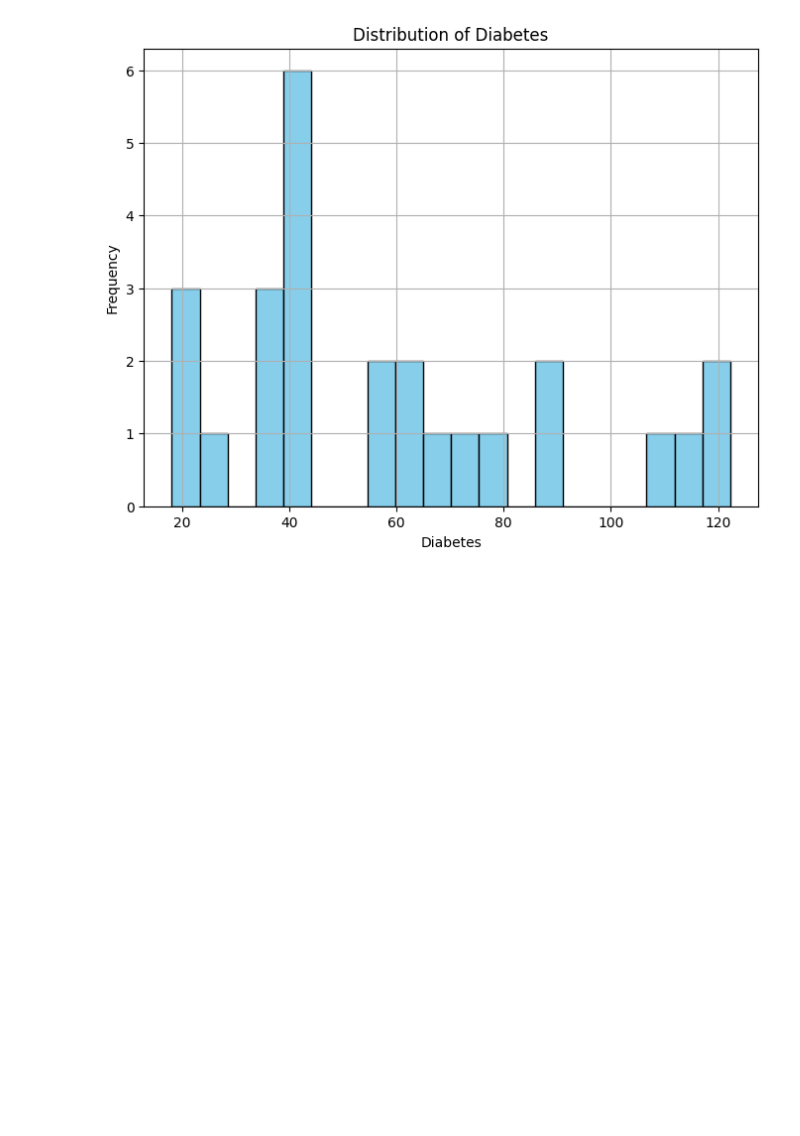
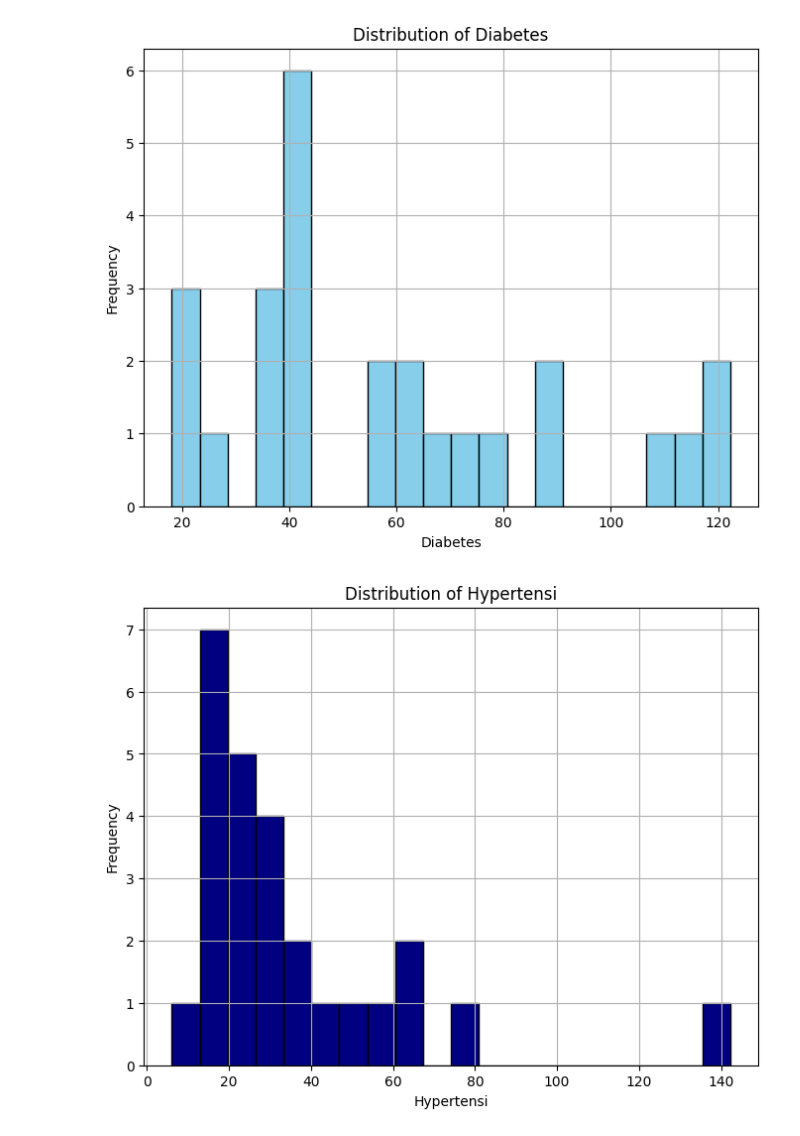
Before and after one commit to Alyssasorensen/HHA507class3, a Jupyter notebook: datasci_3_eda.ipynb, the cells around one changed output. Cells and saved outputs as stored; diff of their text form; code cells hidden in the pictures; blank space fills up the shorter version.

```diff
--- a/datasci_3_eda.ipynb
+++ b/datasci_3_eda.ipynb
@@ -76,3 +109,14 @@ plt.grid(True)
 plt.show()
 # %% [output]
 [figure]
+# %%
+# Create a histogram
+plt.figure(figsize=(8, 6))
+plt.hist(df['Hypertensi'], bins=20, color='navy', edgecolor='black')
+plt.title('Distribution of Hypertensi')
+plt.xlabel('Hypertensi')
+plt.ylabel('Frequency')
+plt.grid(True)
+plt.show()
+# %% [output]
+[figure, added]
```
Also changed, not shown: parts of 4 cells of this notebook.
